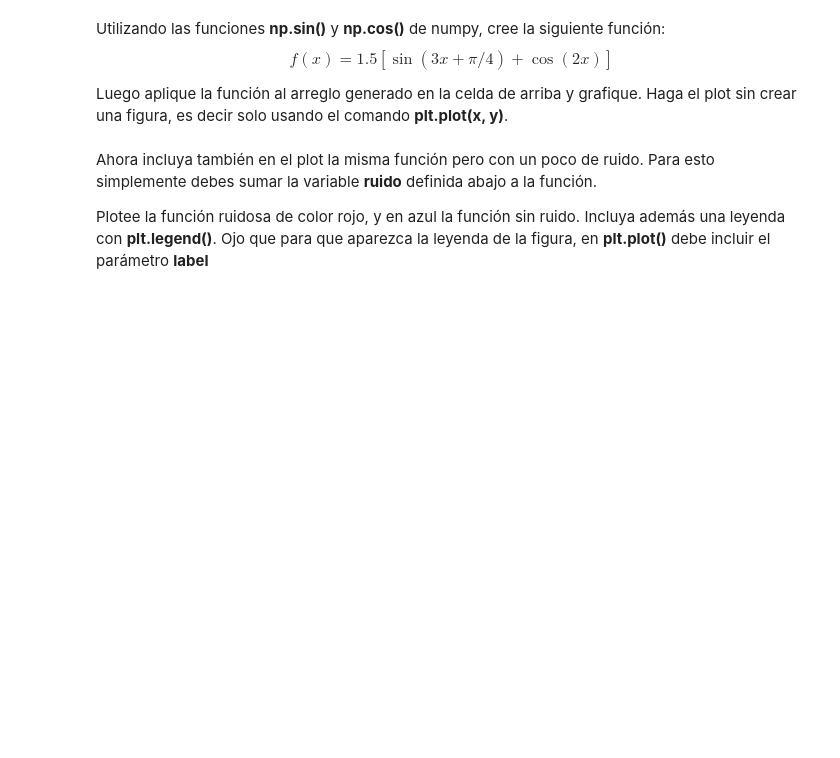
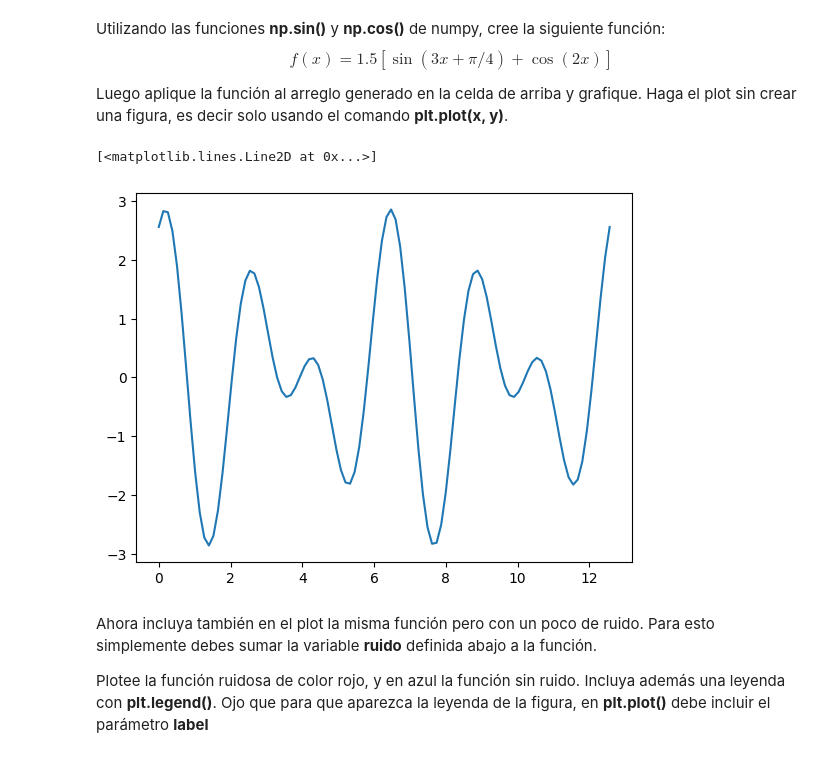
Before and after one commit to gustavocardoza/Tarea-1, a Jupyter notebook: Tarea_1.ipynb, the cells around one changed output. Drawn from its saved outputs; the diff is of its cells as text; code cells hidden in the pictures; blank space fills up the shorter version.

```diff
--- a/Tarea_1.ipynb
+++ b/Tarea_1.ipynb
@@ -215,0 +336,5 @@ x_values =
+# %%
+# Se genera un array utilizando la función .linspace(a, b, c) que crea un arreglo de numeros entre a y b, con c numeros equis-espaciados.
+x_values = np.linspace(0, 4*np.pi, 100)
+
+x_values
@@ -221,9 +367,15 @@ Luego aplique la función al arreglo generado en la celda de arriba y grafique.
 # %%
 # Escriba la función aquí
 def f(x):
+  return 1.5*(np.sin(3*x + np.pi/4) + np.cos(2*x))
 
 
 # Haga el plot aquí
+
+plt.plot(x_values, f(x_values))
+# %% [output]
+[<matplotlib.lines.Line2D at 0x...>]
+[figure, added]
 # %% [markdown]
 Ahora incluya también en el plot la misma función  pero con un poco de ruido. Para esto simplemente debes sumar la variable **ruido** definida abajo a la función.
 
```
Also changed, not shown: parts of 36 cells of this notebook.
